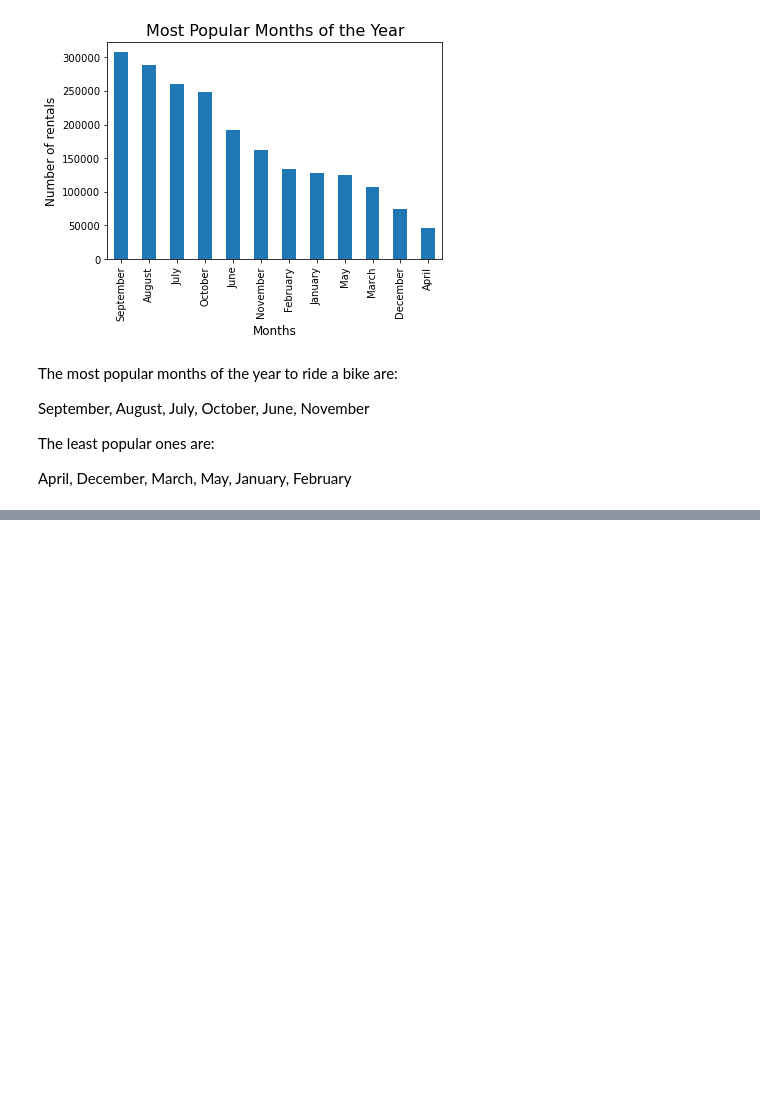
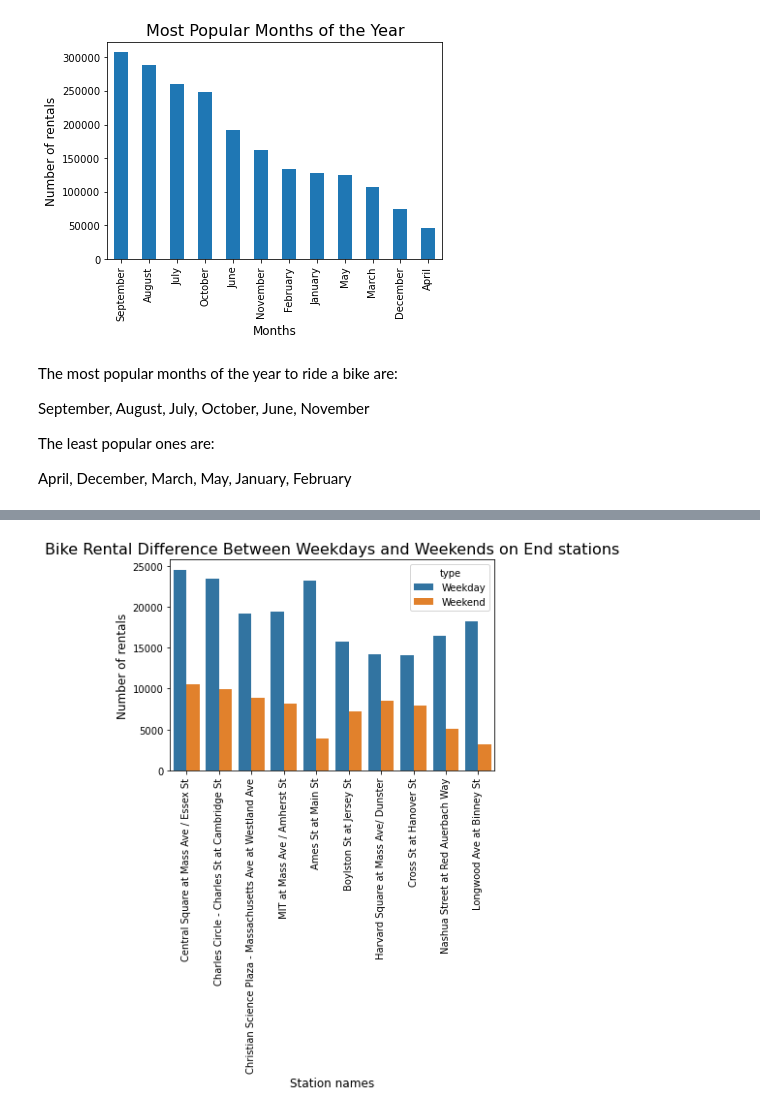
Before and after one commit to lillaszulyovszky/udacity-project-bikesharing-data-in-boston, a Jupyter notebook: bikesharing.ipynb, the cells around one changed output, grey strips where cells are left out. Drawn from its saved outputs; the diff is of its cells as text; code cells hidden in the pictures; blank space fills up the shorter version.

```diff
--- a/bikesharing.ipynb
+++ b/bikesharing.ipynb
@@ -1424,0 +1435,9 @@ fashion in the previous section (univariate exploration).
+# %%
+# check the same for the end stations as well
+ax = sb.countplot(data = df_all, order = pandas.value_counts(df_all['end station name']).iloc[:10].index, x = 'end station name', hue = 'type')
+plt.xticks(rotation = 90);
+ax.set_title('Bike Rental Difference Between Weekdays and Weekends on End stations', fontsize=16)
+ax.set_xlabel('Station names', fontsize=12)
+ax.set_ylabel('Number of rentals', fontsize=12);
+# %% [output]
+[figure, added]
```
Also changed, not shown: parts of 18 cells of this notebook.
